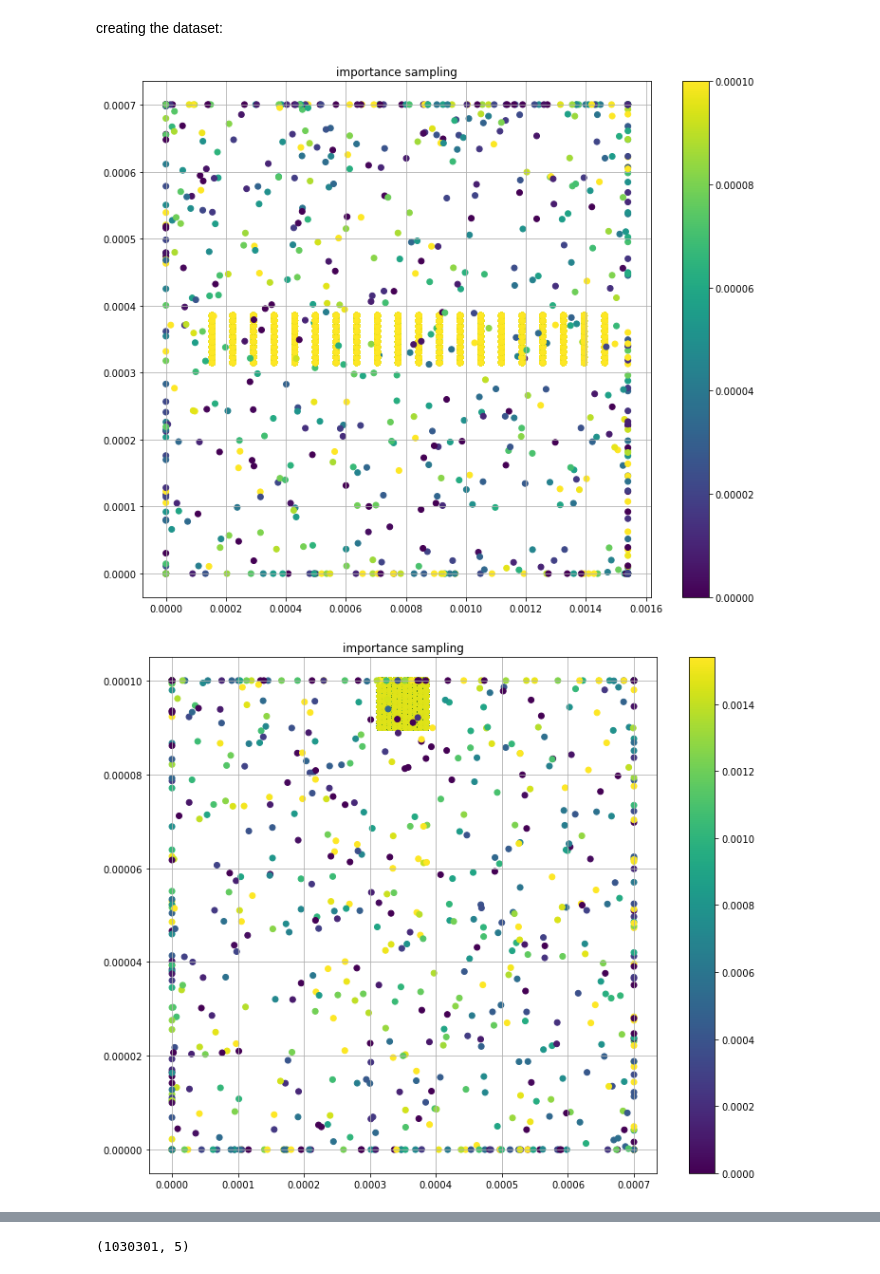
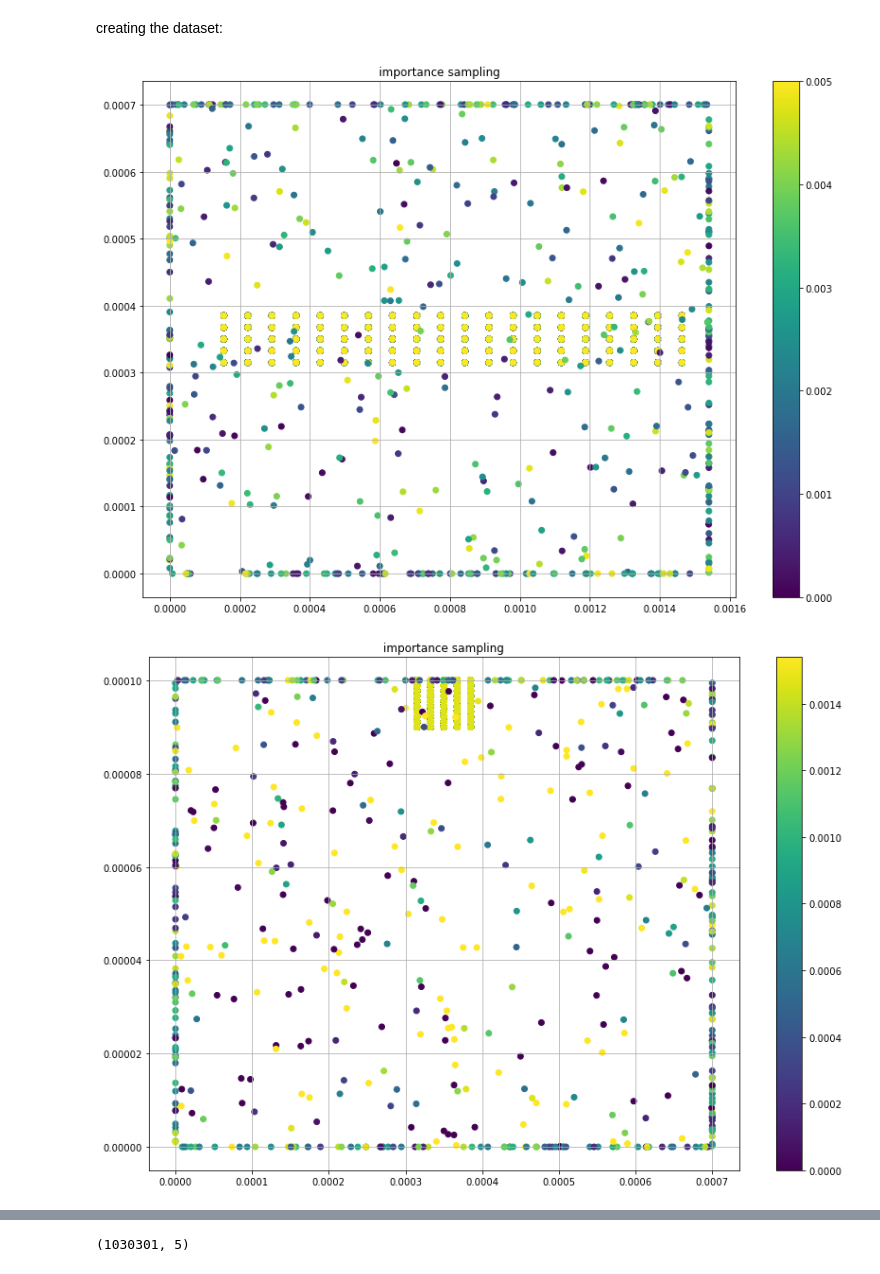
Before and after one commit to snilsn/pinn_slm, a Jupyter notebook: slm.ipynb, the cells around one changed output, grey strips where cells are left out. Cells and saved outputs as stored; diff of their text form; code cells hidden in the pictures.

```diff
--- a/slm.ipynb
+++ b/slm.ipynb
@@ -67,9 +67,9 @@ Set the default float type to float64
 # %% [markdown]
 Defining the time and the domian:
 # %%
-t = 0.005
+t_max = 0.005
 
-time = dde.geometry.TimeDomain(0.0, t)
+time = dde.geometry.TimeDomain(0.0, t_max)
 domain = dde.geometry.GeometryXTime(geo, time)
 # %% [markdown]
 Defining the other properties:
@@ -94,9 +94,9 @@ Plotting the end position of teh laser beam on the surface
 # %%
 from scipy.interpolate import griddata
 
-x_lin = np.linspace(0, x)
-y_lin = np.linspace(0, y)
-xx, yy, zz, tt = np.meshgrid(x_lin, y_lin, [z], [0.005])
+x_lin = np.linspace(0, x_max)
+y_lin = np.linspace(0, y_max)
+xx, yy, zz, tt = np.meshgrid(x_lin, y_lin, [z_max], [0.005])
 X = np.vstack((np.ravel(xx), np.ravel(yy), np.ravel(zz), np.ravel(tt))).T
 
 xi = np.linspace(xx.min(), xx.max(), 100)
@@ -104,7 +104,7 @@ yi = np.linspace(yy.min(), yy.max(), 100)
 data = griddata((np.ravel(xx), np.ravel(yy)), top_bc(X), (xi[None,:], yi[:,None]), method='cubic')
 
 plt.figure(figsize = (14, 10))
-plt.contourf(xi, yi, data, 1000, cmap=plt.cm.coolwarm)
+plt.contourf(xi, yi, data, 100, cmap=plt.cm.coolwarm)
 plt.colorbar()
 # %% [output]
 <matplotlib.colorbar.Colorbar at 0x...>
@@ -140,49 +140,48 @@ Defining initial and boundary conditions:
 # %%
 def top_bc_new(X):
 
-    r_sq = (X[:,0:1] - x/4 - X[:,3:4]*v)**2 + (X[:,1:2] - y/2)**2
+    r_sq = (X[:,0:1] - x_max/4 - X[:,3:4]*v)**2 + (X[:,1:2] - y_max/2)**2
 
     return 2*A*P/(np.pi*R**2)*tf.exp(-2*r_sq/R**2)
 
-ic = dde.icbc.IC(domain, lambda on_initial: 20 + T_0, lambda _, on_initial: on_initial)
+ic = dde.icbc.IC(domain, lambda on_initial: 20.0 + T_0, lambda _, on_initial: on_initial)
 #top = dde.icbc.NeumannBC(domain, top_bc(x), lambda on_boundary, x: on_boundary and np.isclose(x[2], z))
-top = dde.icbc.RobinBC(domain, lambda X, y : top_bc_new(X)/155, lambda x, on_boundary: on_boundary and np.isclose(x[2], z, atol=z/10))
-sides = dde.icbc.DirichletBC(domain, lambda X : 20 + T_0, lambda x, on_boundary: on_boundary and not np.isclose(x[2], z, atol=z/10))
+top = dde.icbc.RobinBC(domain, lambda X, y : top_bc_new(X)/155.0, lambda x, on_boundary: on_boundary and np.isclose(x[2], z_max, atol=z_max/10))
+sides = dde.icbc.DirichletBC(domain, lambda X : 20.0 + T_0, lambda x, on_boundary: on_boundary and not np.isclose(x[2], z_max, atol=z_max/10))
 # %% [markdown]
 creating the dataset:
 # %%
-time = dde.geometry.TimeDomain(0.0, t)
-domain = dde.geometry.GeometryXTime(geo, time)
-
 #setting training points at the important part of the boundary
-x_lin = np.linspace(0.1*x, 0.95*x, 20)
-y_lin = np.linspace(0.45*y, 0.55*y, 10)
-z_lin = np.linspace(0.9*z, z, 10)
-t_lin = np.linspace(0, t, 10)
+x_lin = np.linspace(0.1*x_max, 0.95*x_max, 20)
+y_lin = np.linspace(0.45*y_max, 0.55*y_max, 5)
+z_lin = np.linspace(0.9*z_max, z_max, 10)
+t_lin = np.linspace(0, t_max, 10)
 xx, yy, zz, tt = np.meshgrid(x_lin, y_lin, [z_lin], [t_lin])
 X = np.vstack((np.ravel(xx), np.ravel(yy), np.ravel(zz), np.ravel(tt))).T
 
 data = dde.data.TimePDE(domain,
-                        pde_system,
-                       ic_bcs=[top, sides],
-                       num_domain=100,
-                       num_initial=100,
+                       pde_system,
+                       ic_bcs = [top, sides],
+                       num_domain = 100,
+                       num_initial = 0,
                        num_boundary = 500,
                        train_distribution="pseudo",
                        anchors=X)
 
-plt.figure(figsize = (12, 10))
-plt.scatter(data.train_points().T[0], data.train_points().T[1], c = data.train_points().T[2])
+points = data.train_points().T
+
+plt.figure(figsize = (14, 10))
+plt.scatter(points[0], points[1], c = points[3])
 plt.colorbar()
 plt.title('importance sampling')
 plt.grid()
 # %% [output]
-[figure, old version]
+[figure, new version]
 # %%
-plt.figure(figsize = (12, 10))
-plt.scatter(data.train_points().T[1], data.train_points().T[2], c = data.train_points().T[0])
+plt.figure(figsize = (14, 10))
+plt.scatter(points[1], points[2], c = points[0])
 plt.colorbar()
 plt.title('importance sampling')
 plt.grid()
 # %% [output]
-[figure, old version]
+[figure, new version]
```
Also changed, not shown: parts of 42 cells of this notebook.
